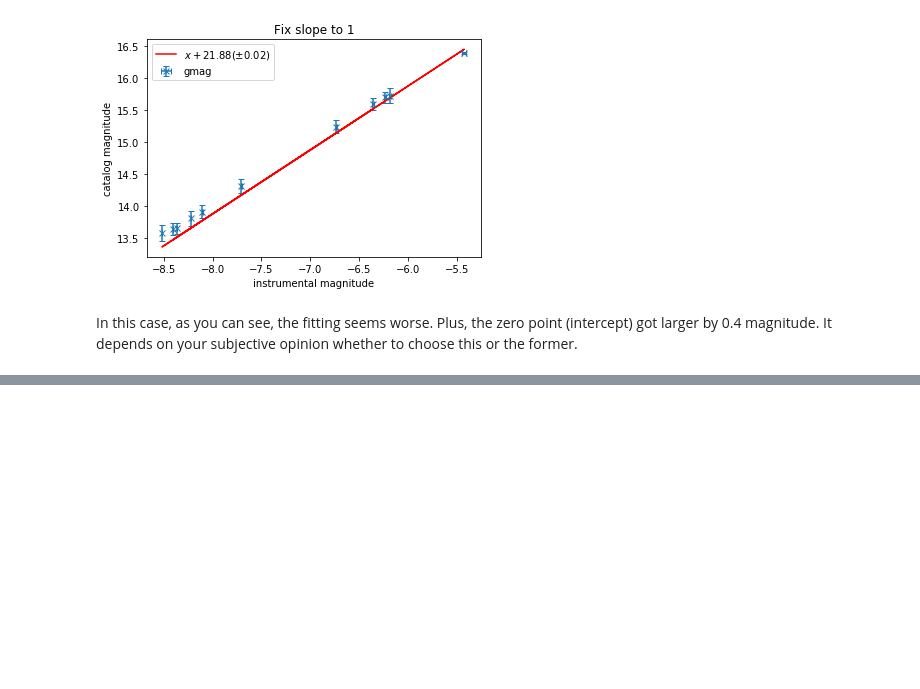
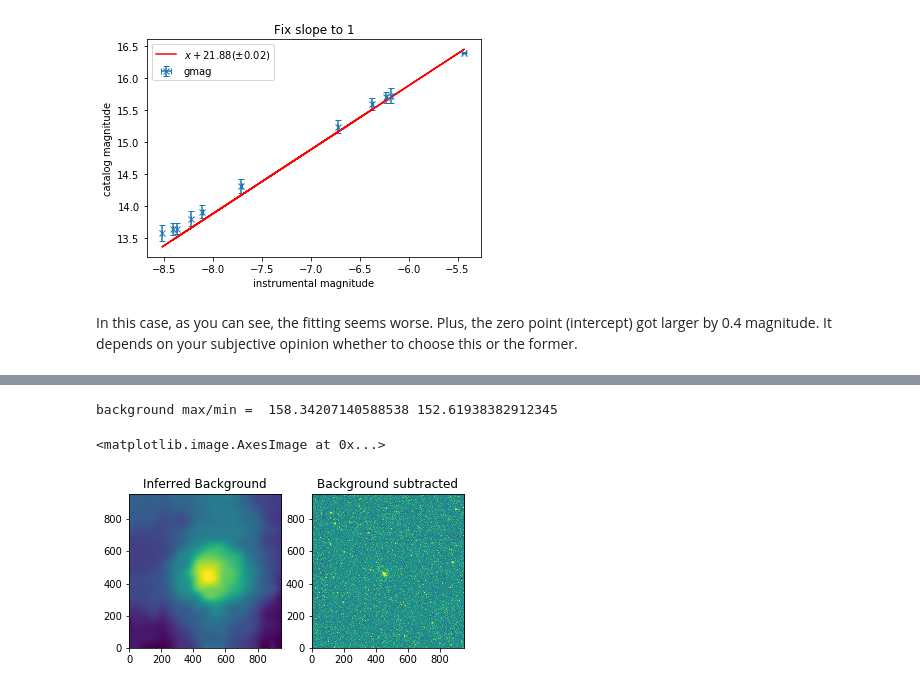
Before and after one commit to ysBach/AO_2018, a Jupyter notebook: Python_Photometry.ipynb, the cells around one changed output, grey strips where cells are left out. Drawn from its saved outputs; the diff is of its cells as text; code cells hidden in the pictures; blank space fills up the shorter version.

```diff
--- a/Python_Photometry.ipynb
+++ b/Python_Photometry.ipynb
@@ -856,0 +923,30 @@ In this case, as you can see, the fitting seems worse. Plus, the zero point (int
+# %%
+from photutils import Background2D, MedianBackground, SExtractorBackground
+from astropy.stats import SigmaClip
+
+box  = np.array((50, 50)).astype(int)         # 30 by 30 box, so 10 by 10 mesh.
+filt = np.array((2*FWHM, 2*FWHM)).astype(int)
+sigma_clip = SigmaClip(sigma=3., iters=10)
+
+# The SExtractor method
+bkg_sex = Background2D(cut_hdu.data,
+                       box_size=box,
+                       filter_size=filt,
+                       sigma_clip=SigmaClip(sigma=3., iters=10),
+                       bkg_estimator=SExtractorBackground())
+
+# sky subtract
+cut_bkgsub = cut_hdu.data - bkg_sex.background.data
+
+# print the min/max of sky values, and show the estimated sky value.
+print("background max/min = ", np.max(bkg_sex.background.data), np.min(bkg_sex.background.data))
+
+f, ax = plt.subplots(1, 2)
+ax[0].set_title("Inferred Background")
+zimshow(ax[0], bkg_sex.background.data)
+ax[1].set_title("Background subtracted")
+zimshow(ax[1], cut_bkgsub.data)
+# %% [output]
+background max/min =  158.34207140588538 152.61938382912345
+<matplotlib.image.AxesImage at 0x...>
+[figure, added]
```
Also changed, not shown: parts of 14 cells of this notebook, 1 other file.
